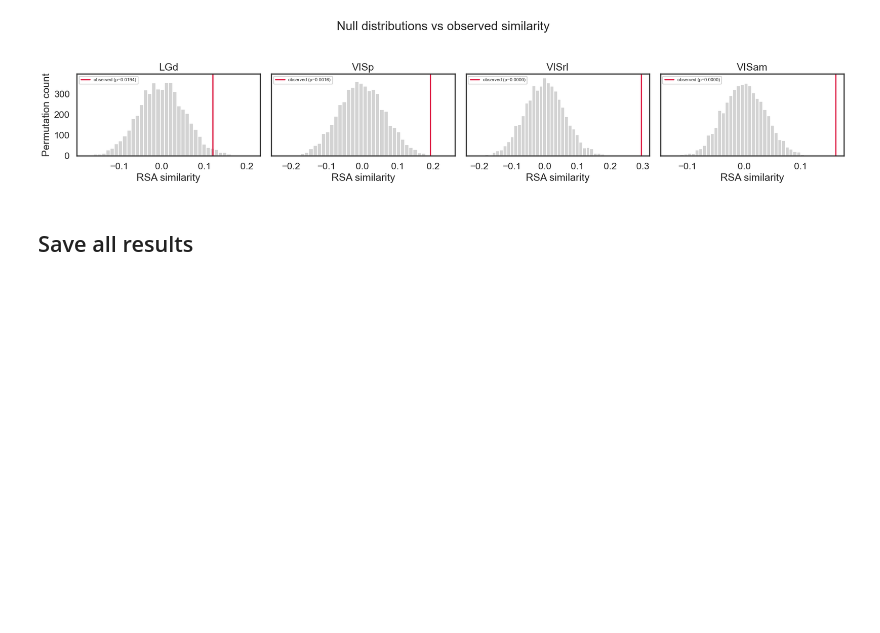
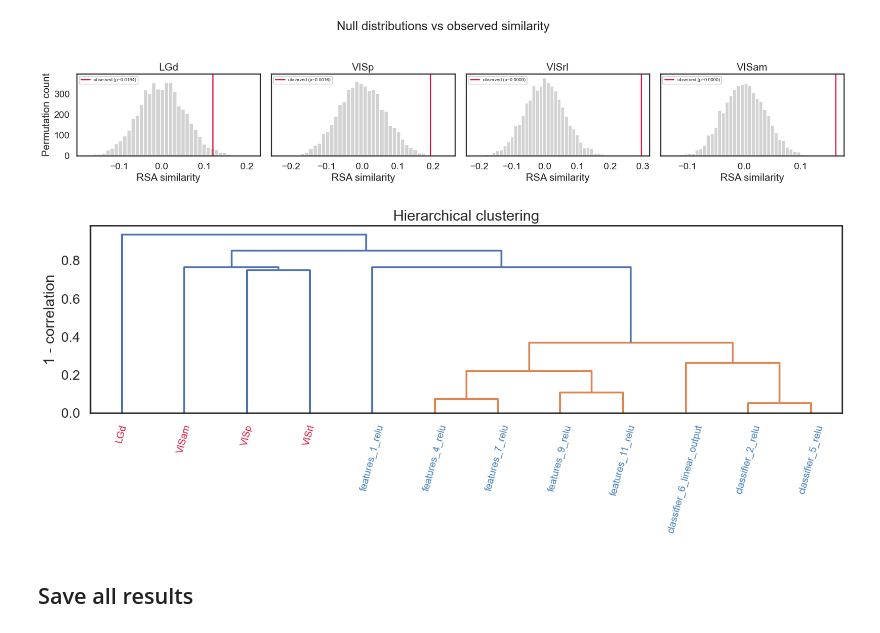
Before and after one commit to 0ahmadi/CNS-2026-summer-internship, a Jupyter notebook: representation_similarity/4.rsa_analysis.ipynb, the cells around one changed output. Cells and saved outputs as stored; diff of their text form; code cells hidden in the pictures; blank space fills up the shorter version.

```diff
--- a/representation_similarity/4.rsa_analysis.ipynb
+++ b/representation_similarity/4.rsa_analysis.ipynb
@@ -233,6 +233,38 @@ plt.tight_layout()
 plt.show()
 # %% [output]
 [figure]
+# %%
+all_names = layer_names + area_names
+all_rdms = {**layer_rdms, **area_rdms}
+vectors = np.stack([upper_triangle(all_rdms[name]) for name in all_names])
+
+n_reps = len(all_names)
+second_order_dist = np.zeros((n_reps, n_reps))
+for i in range(n_reps):
+    for j in range(n_reps):
+        rho, _ = spearmanr(vectors[i], vectors[j])
+        second_order_dist[i, j] = 1 - rho
+np.fill_diagonal(second_order_dist, 0)
+# %%
+condensed = squareform(second_order_dist, checks=False)
+Z = linkage(condensed, method="average")
+
+is_area = [name in area_names for name in all_names]
+colors = ["crimson" if a else "steelblue" for a in is_area]
+
+fig, ax = plt.subplots(figsize=(14, 6))
+dend = dendrogram(Z, labels=all_names, ax=ax, leaf_rotation=75)
+
+ax_labels = ax.get_xticklabels()
+for lbl in ax_labels:
+    lbl.set_color("crimson" if lbl.get_text() in area_names else "steelblue")
+
+ax.set_title("Hierarchical clustering")
+ax.set_ylabel("1 - correlation")
+plt.tight_layout()
+plt.show()
+# %% [output]
+[figure, added]
 # %% [markdown]
 ## Save all results
 # %%
```
Also changed, not shown: parts of 1 cell of this notebook.
